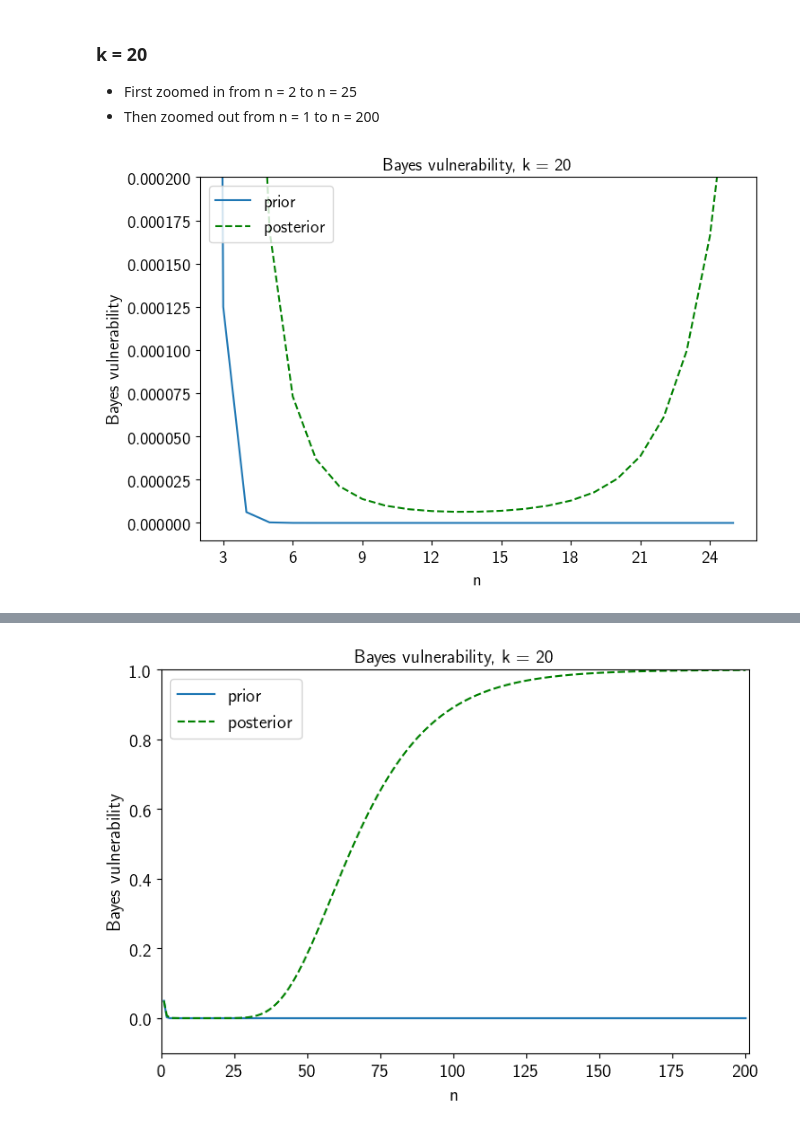
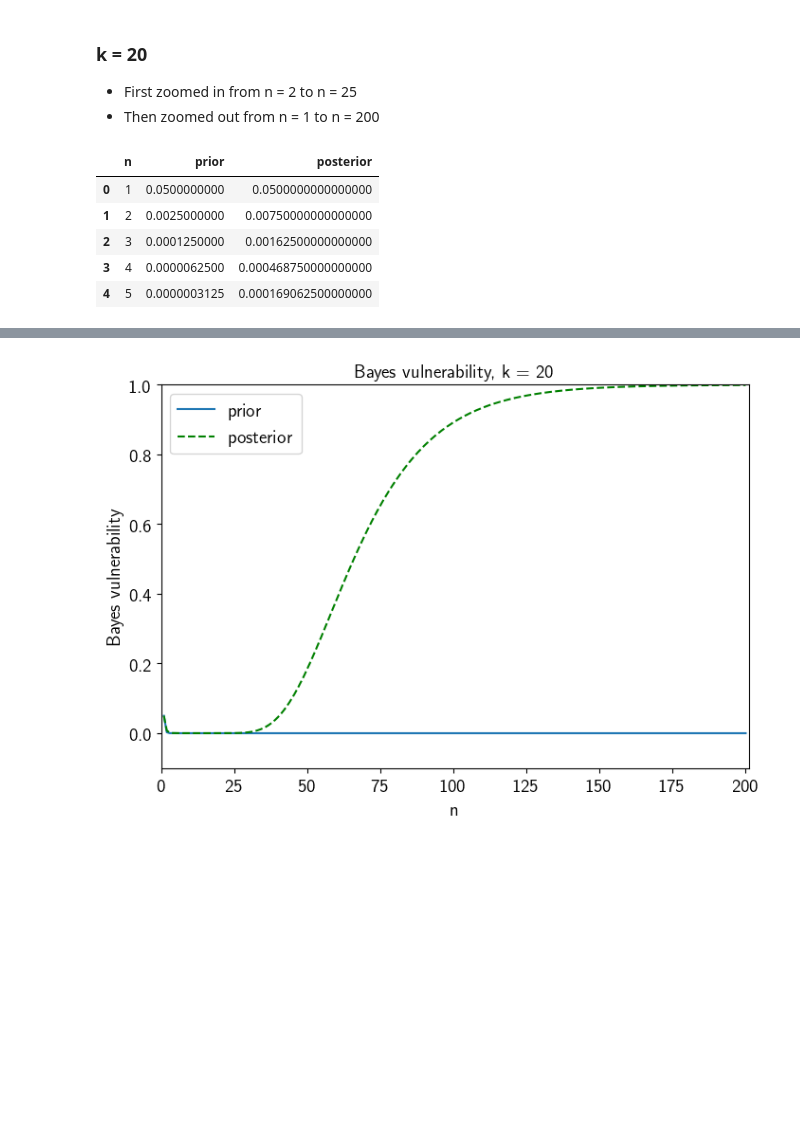
Before and after one commit to majk12/ore, a Jupyter notebook: ore_ideal_bayes.ipynb, the cells around one changed output, grey strips where cells are left out. Drawn from its saved outputs; the diff is of its cells as text; code cells hidden in the pictures; blank space fills up the shorter version.

```diff
--- a/ore_ideal_bayes.ipynb
+++ b/ore_ideal_bayes.ipynb
@@ -29,12 +29,11 @@ This total number of channel rows can be calculated by n^k but this triggers an
 # %%
 def uni_ore_bayes(n, k):
-    c_sum = 0
-    num_channel_rows = 0
+    outputs = 0
+    inputs = 0
     for c in range(n):
         if k < c+1:
             break
         s2 = stirling(n, c+1)
-        c_sum = c_sum + (math.factorial(c+1) * s2)
-        num_channel_rows = num_channel_rows + (perm(k, c+1) * s2)
-    bayes = c_sum / num_channel_rows
-    return bayes
+        outputs = outputs + (math.factorial(c+1) * s2)
+        inputs = inputs + (perm(k, c+1) * s2)
+    return outputs / inputs
@@ -183,6 +204,12 @@ def zoom_graph_it_bayes(n_range, k, df):
 n_range = 25
 k = 20
 df = df_uni_ore_bayes(n_range, k)
-zoom_graph_it_bayes(n_range, k, df)
-# %% [output]
-[figure, removed]
+# %%
+df.head()
+# %% [output]
+|  | n | prior | posterior |
+| 0 | 1 | 0.0500000000 | 0.0500000000000000 |
+| 1 | 2 | 0.0025000000 | 0.00750000000000000 |
+| 2 | 3 | 0.0001250000 | 0.00162500000000000 |
+| 3 | 4 | 0.0000062500 | 0.000468750000000000 |
+| 4 | 5 | 0.0000003125 | 0.000169062500000000 |
```
Also changed, not shown: parts of 9 cells of this notebook.
